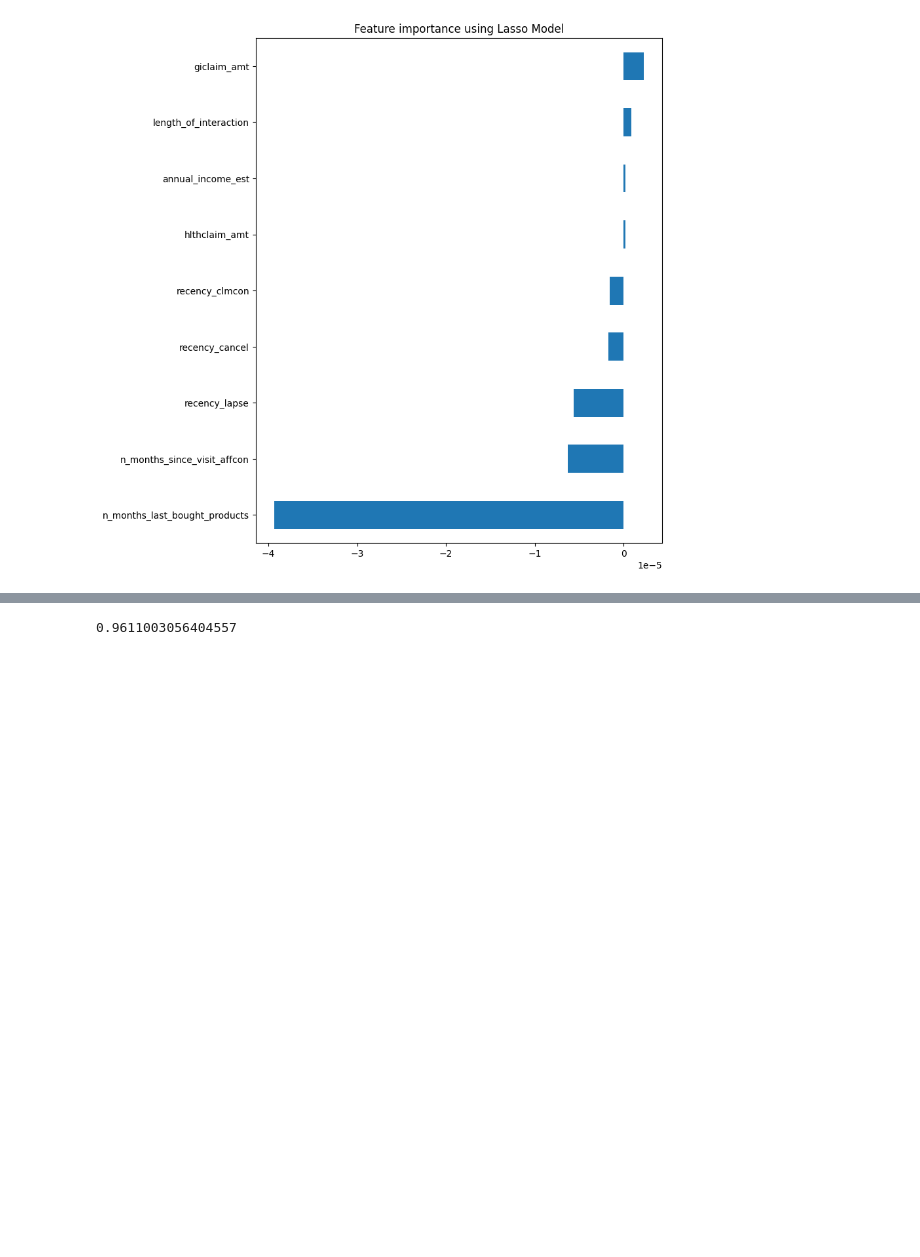
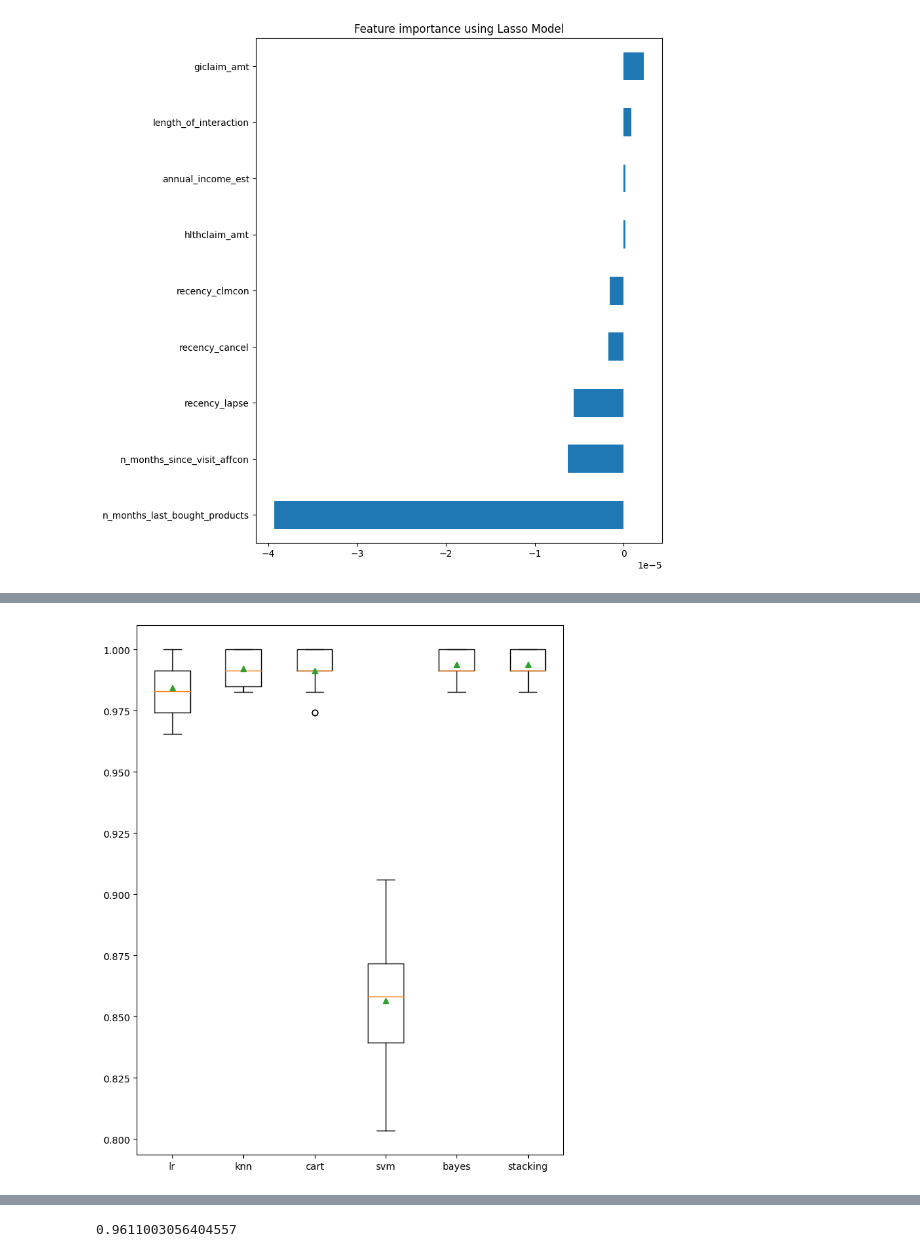
Before and after one commit to kayeugenia/NUS-SDS-Datathon-Singlife-NUS243, a Jupyter notebook: NUS_DATATHON_SINGLIFE_NUS243.ipynb, the cells around one changed output, grey strips where cells are left out. Cells and saved outputs as stored; diff of their text form; code cells hidden in the pictures; blank space fills up the shorter version.

Commit message:
decision tree, svm, nearmiss balancing

```diff
--- a/NUS_DATATHON_SINGLIFE_NUS243.ipynb
+++ b/NUS_DATATHON_SINGLIFE_NUS243.ipynb
@@ -781,0 +833,92 @@ Text(0.5, 1.0, 'Feature importance using Lasso Model')
+# %%
+#Stacking Classifier Model
+import sklearn
+from sklearn.linear_model import LogisticRegression
+from sklearn.svm import SVC
+from sklearn.ensemble import StackingClassifier
+
+# define level 0 models
+models = [('lr',LogisticRegression()),('svm',SVC())]
+stacking = StackingClassifier(estimators=models)
+# %%
+# compare standalone models for binary classification
+from numpy import mean
+from numpy import std
+from sklearn.datasets import make_classification
+from sklearn.model_selection import cross_val_score
+from sklearn.model_selection import RepeatedStratifiedKFold
+from sklearn.linear_model import LogisticRegression
+from sklearn.neighbors import KNeighborsClassifier
+from sklearn.tree import DecisionTreeClassifier
+from sklearn.svm import SVC
+from sklearn.naive_bayes import GaussianNB
+from matplotlib import pyplot
+
+features = ['is_valid_dm', 'is_valid_email', 'n_months_last_bought_products', 'recency_lapse', 'annual_income_est', 'recency_cancel', 'recency_clmcon', 'recency_lapse', 'f_ever_bought_gi', 'n_months_since_visit_affcon', 'hlthclaim_amt', 'giclaim_amt', 'length_of_interaction', 'num_purchase']
+
+# X = df[features]
+# y = df['f_purchase_lh']
+
+X = X_train_miss
+y = y_train_miss
+
+# get a stacking ensemble of models
+def get_stacking():
+    # Define the base models with specific parameters to reduce overfitting
+    level0 = list()
+    level0.append(('lr', LogisticRegression()))  # Logistic Regression
+    level0.append(('knn', KNeighborsClassifier(n_neighbors=7)))  # KNN with increased k value
+    level0.append(('cart', DecisionTreeClassifier(max_depth=5, min_samples_split=10, min_samples_leaf=5)))  # Pruned Decision Tree
+    level0.append(('svm', SVC(C=1.0)))  # SVM with adjusted C parameter
+    level0.append(('bayes', GaussianNB(var_smoothing=1e-9)))  # Naive Bayes with Laplace smoothing
+
+    # Define meta-learner model
+    level1 = LogisticRegression()
+
+    # Define the stacking ensemble
+    model = StackingClassifier(estimators=level0, final_estimator=level1, cv=5)
+    return model
+
+def get_models():
+    models = dict()
+    # Logistic Regression with default parameters
+    models['lr'] = LogisticRegression()
+
+    # K-Nearest Neighbors with increased k value
+    models['knn'] = KNeighborsClassifier(n_neighbors=100)  # Adjust n_neighbors to a higher value as needed
+
+    # Decision Tree Classifier with pruning
+    models['cart'] = DecisionTreeClassifier(max_depth=5, min_samples_split=10, min_samples_leaf=5)
+
+    # Support Vector Machine with adjusted C parameter
+    models['svm'] = SVC(C=1.0)  # Adjust C parameter to balance training and testing error
+
+    # Naive Bayes with Laplace smoothing (additive smoothing)
+    models['bayes'] = GaussianNB(var_smoothing=1e-9)  # Adjust var_smoothing as needed
+
+    # Stacking Classifier
+    models['stacking'] = get_stacking()  # Assuming get_stacking() is defined elsewhere
+
+    return models
+
+# evaluate a give model using cross-validation
+def evaluate_model(model, X, y):
+	cv = RepeatedStratifiedKFold(n_splits=10, n_repeats=3, random_state=1)
+	scores = cross_val_score(model, X, y, scoring='accuracy', cv=cv, n_jobs=-1, error_score='raise')
+	return scores
+
+# get the models to evaluate
+models = get_models()
+
+# evaluate the models and store results
+results, names = list(), list()
+for name, model in models.items():
+	scores = evaluate_model(model, X, y)
+	results.append(scores)
+	names.append(name)
+	print('>%s %.3f (%.3f)' % (name, mean(scores), std(scores)))
+
+# plot model performance for comparison
+pyplot.boxplot(results, labels=names, showmeans=True)
+pyplot.show()
+# %% [output]
@@ -782 +931,2 @@ Text(0.5, 1.0, 'Feature importance using Lasso Model')
+[figure, added]
 # %% [markdown]
```
Also changed, not shown: parts of 16 cells of this notebook.
